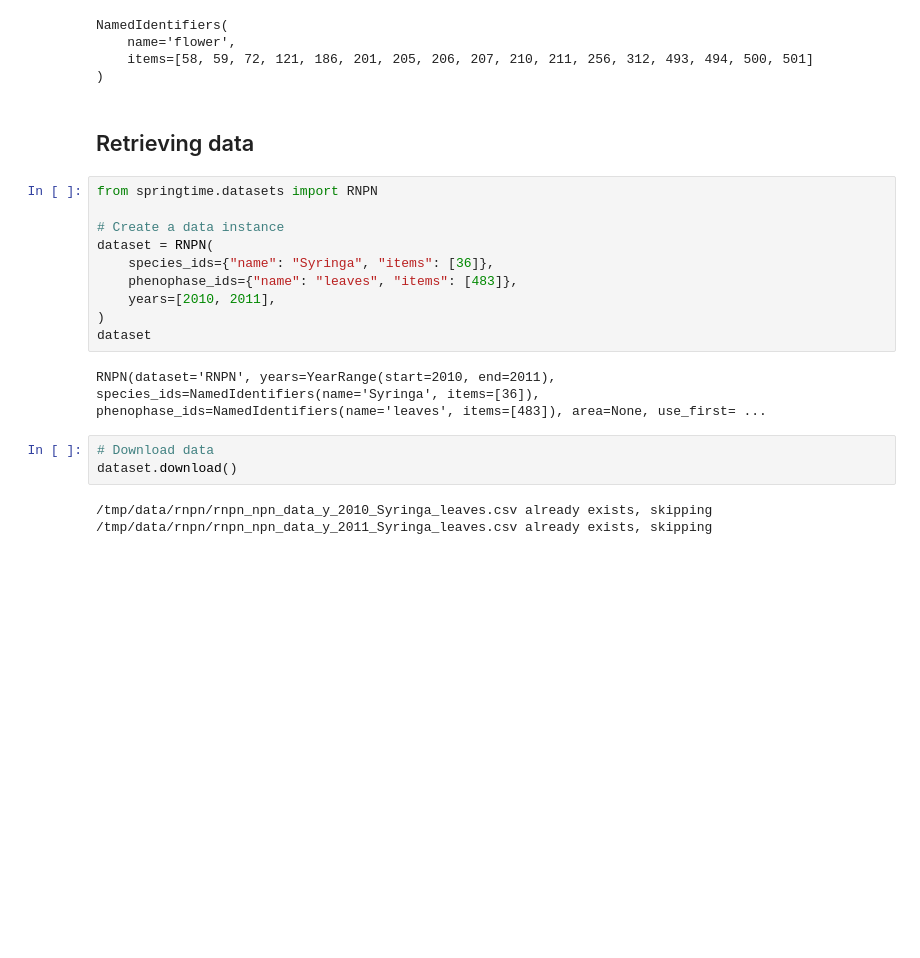
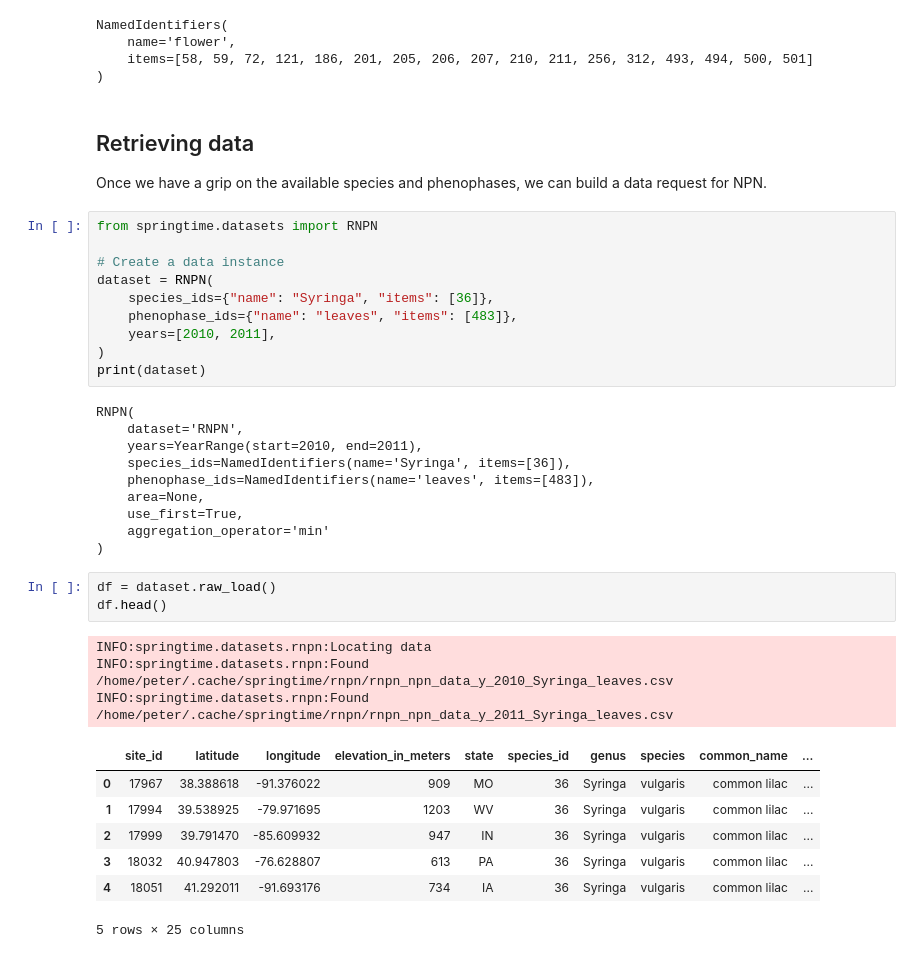
Before and after one commit to phenology/springtime, a Jupyter notebook: docs/user_guide/datasets/npn.ipynb, the cells around one changed output. Cells and saved outputs as stored; diff of their text form; blank space fills up the shorter version.

```diff
--- a/docs/user_guide/datasets/npn.ipynb
+++ b/docs/user_guide/datasets/npn.ipynb
@@ -143,6 +143,8 @@ NamedIdentifiers(
 )
 # %% [markdown]
 ## Retrieving data
+
+Once we have a grip on the available species and phenophases, we can build a data request for NPN.
 # %%
 from springtime.datasets import RNPN
 
@@ -152,12 +154,28 @@ dataset = RNPN(
     phenophase_ids={"name": "leaves", "items": [483]},
     years=[2010, 2011],
 )
-dataset
+print(dataset)
 # %% [output]
-RNPN(dataset='RNPN', years=YearRange(start=2010, end=2011), species_ids=NamedIdentifiers(name='Syringa', items=[36]), phenophase_ids=NamedIdentifiers(name='leaves', items=[483]), area=None, use_first= ...
+RNPN(
+    dataset='RNPN',
+    years=YearRange(start=2010, end=2011),
+    species_ids=NamedIdentifiers(name='Syringa', items=[36]),
+    phenophase_ids=NamedIdentifiers(name='leaves', items=[483]),
+    area=None,
+    use_first=True,
+    aggregation_operator='min'
+)
 # %%
-# Download data
-dataset.download()
+df = dataset.raw_load()
+df.head()
 # %% [output]
-/tmp/data/rnpn/rnpn_npn_data_y_2010_Syringa_leaves.csv already exists, skipping
-/tmp/data/rnpn/rnpn_npn_data_y_2011_Syringa_leaves.csv already exists, skipping
+INFO:springtime.datasets.rnpn:Locating data
+INFO:springtime.datasets.rnpn:Found /home/peter/.cache/springtime/rnpn/rnpn_npn_data_y_2010_Syringa_leaves.csv
+INFO:springtime.datasets.rnpn:Found /home/peter/.cache/springtime/rnpn/rnpn_npn_data_y_2011_Syringa_leaves.csv
+|  | site_id | latitude | longitude | elevation_in_meters | state | species_id | genus | species | common_name | ... |
+| 0 | 17967 | 38.388618 | -91.376022 | 909 | MO | 36 | Syringa | vulgaris | common lilac | ... |
+| 1 | 17994 | 39.538925 | -79.971695 | 1203 | WV | 36 | Syringa | vulgaris | common lilac | ... |
+| 2 | 17999 | 39.791470 | -85.609932 | 947 | IN | 36 | Syringa | vulgaris | common lilac | ... |
+| 3 | 18032 | 40.947803 | -76.628807 | 613 | PA | 36 | Syringa | vulgaris | common lilac | ... |
+| 4 | 18051 | 41.292011 | -91.693176 | 734 | IA | 36 | Syringa | vulgaris | common lilac | ... |
+5 rows × 25 columns
```
Also changed, not shown: parts of 5 cells of this notebook, 1 other file.
